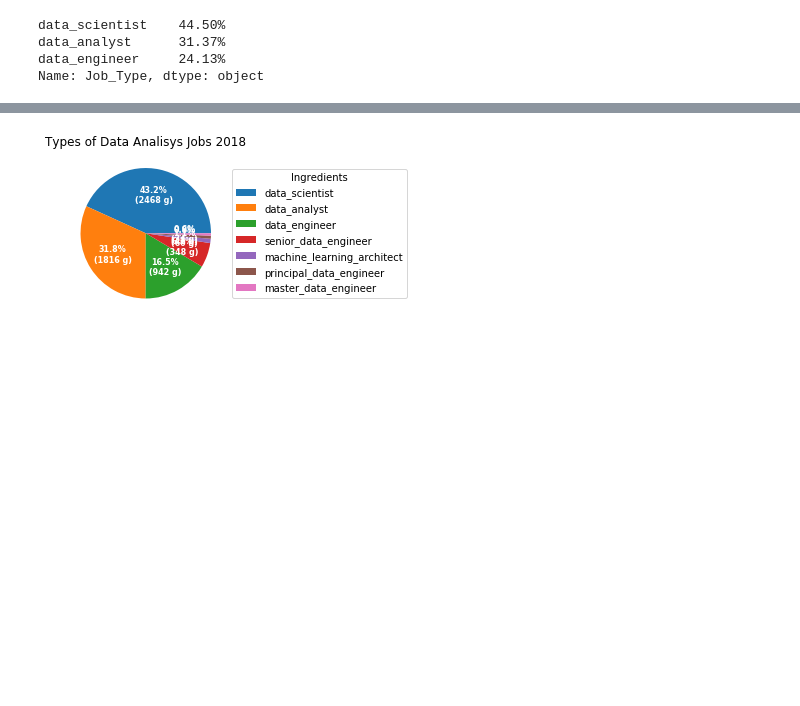
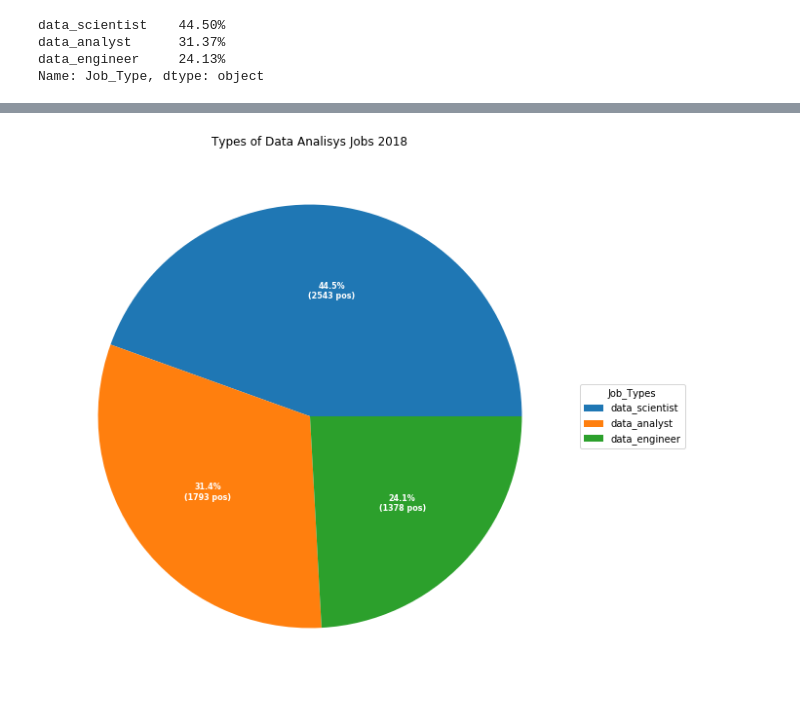
Before and after one commit to feldtmam/project1group3, a Jupyter notebook: TypeofJobs_analysis.ipynb, the cells around one changed output, grey strips where cells are left out. Drawn from its saved outputs; the diff is of its cells as text; code cells hidden in the pictures; blank space fills up the shorter version.

```diff
--- a/TypeofJobs_analysis.ipynb
+++ b/TypeofJobs_analysis.ipynb
@@ -82,31 +103,30 @@ Text(0, 0.5, 'Job Positions Open by Job Type')
 # %%
-fig, ax = plt.subplots(figsize=(6, 3), subplot_kw=dict(aspect="equal"))
+fig, ax = plt.subplots(figsize=(60, 10), subplot_kw=dict(aspect="equal"))
 
-jobs = ["2469 data_scientist", "1816 data_analyst", "943 data_engineer", "349 senior_data_engineer",
-        "61 machine_learning_architect","43 principal_data_engineer", "34 master_data_engineer"]
+jobs = ["2543 data_scientist", "1793 data_analyst", "1379 data_engineer"]
 
 data = [float(x.split()[0]) for x in jobs]
 counts = [x.split()[-1] for x in jobs]
 
 
 def func(pct, allvals):
     absolute = int(pct/100.*np.sum(allvals))
-    return "{:.1f}%\n({:d} g)".format(pct, absolute)
+    return "{:.1f}%\n({:d} pos)".format(pct, absolute)
 
 
 wedges, texts, autotexts = ax.pie(data, autopct=lambda pct: func(pct, data),
                                   textprops=dict(color="w"))
 
 ax.legend(wedges, counts,
-          title="Ingredients",
+          title="Job_Types",
           loc="center left",
           bbox_to_anchor=(1, 0, 0.5, 1))
 
 plt.setp(autotexts, size=8, weight="bold")
 
 ax.set_title("Types of Data Analisys Jobs 2018")
 
 plt.show()
 # %% [output]
-[figure, old version]
+[figure, new version]
 # %%
```
Also changed, not shown: parts of 13 cells of this notebook, 1 other file.
